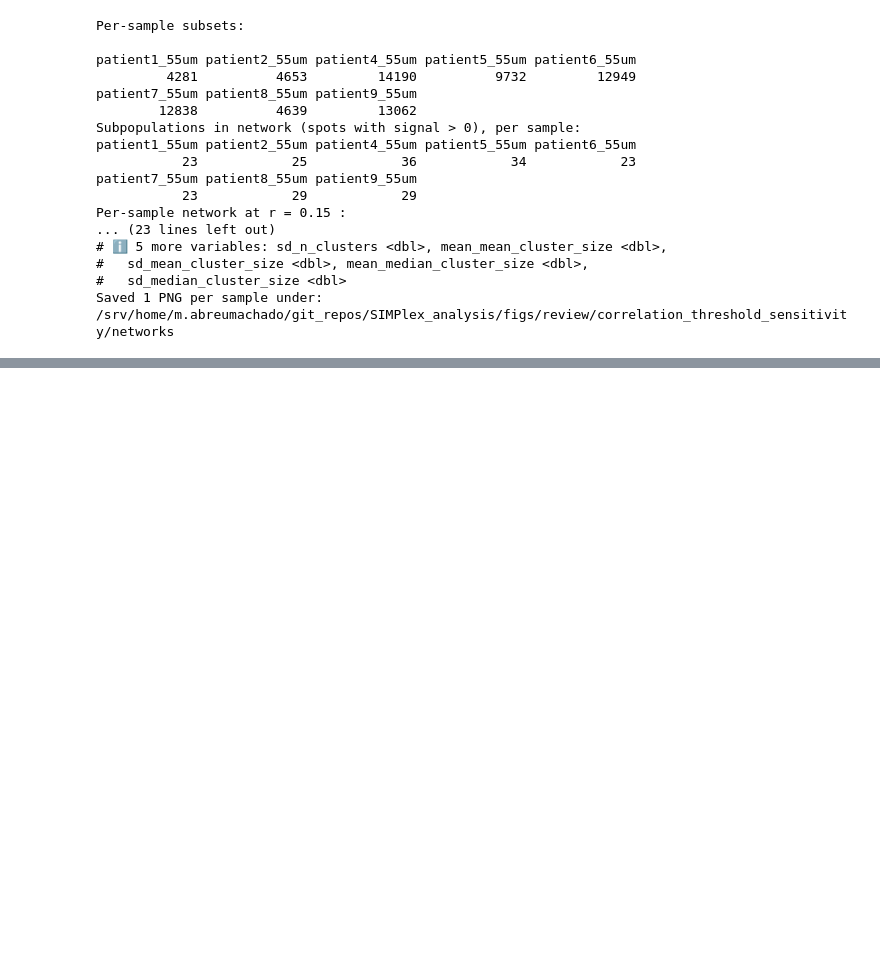
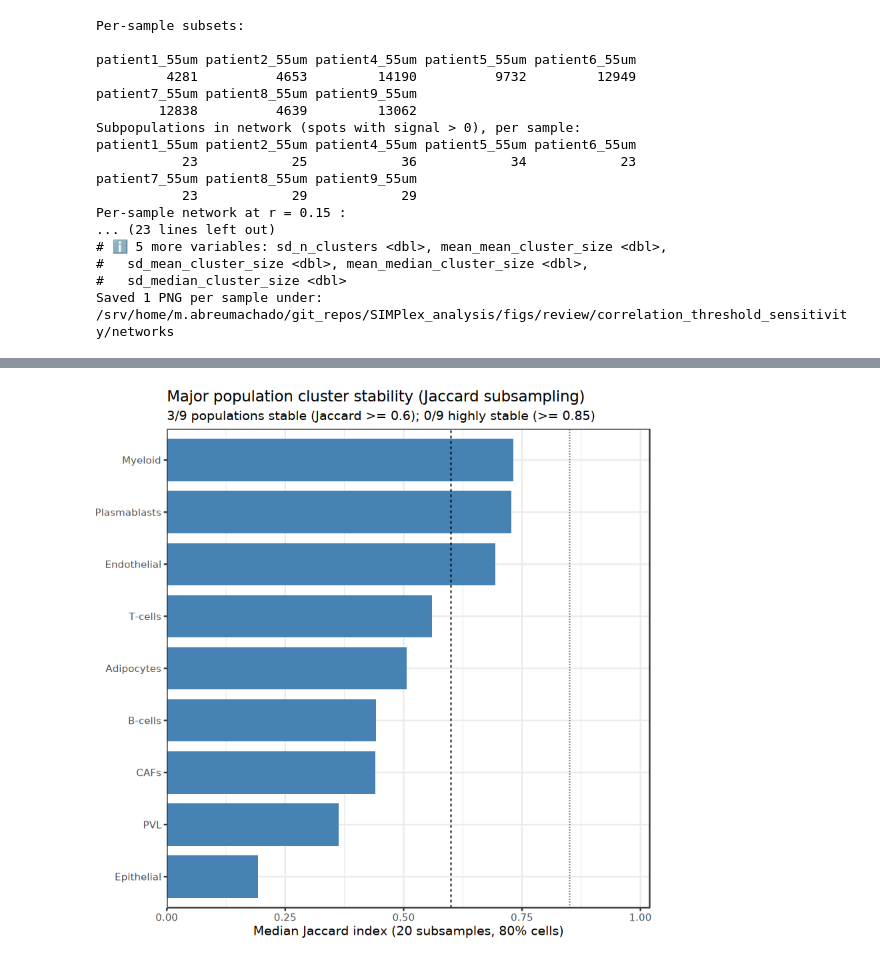
Before and after one commit to spatial-research/SIMPlex_analysis, a Jupyter notebook: scripts/jupyter/breast_cancer/extra_exploration.ipynb, the cells around one changed output, grey strips where cells are left out. Saved outputs shown, nothing was run; the diff lists cells and outputs as text; code cells hidden in the pictures; blank space fills up the shorter version.

```diff
--- a/scripts/jupyter/breast_cancer/extra_exploration.ipynb
+++ b/scripts/jupyter/breast_cancer/extra_exploration.ipynb
@@ -917,0 +1153,13 @@ Warning message:
+# %%
+length(unique(na.omit(int.all$population)))
+
+pop_stability_df <- run_subpop_stability(
+  obj = int.all,
+  lineage_label = "major",
+  ident_col = "population",
+  preprocess_fn = preprocess_major,
+  resolution = 0.8,
+  n_iter = 20L
+) %>% arrange(desc(n_cells))
+
+pop_stability_df
@@ -917,0 +1197,32 @@ Warning message:
+# %%
+wd_stab <- file.path(FIGS_ROOT, "review", "cluster_stability")
+dir.create(wd_stab, recursive = TRUE, showWarnings = FALSE)
+
+n_pop <- nrow(pop_stability_df)
+n_pop_stable <- sum(pop_stability_df$stable, na.rm = TRUE)
+n_pop_high <- sum(pop_stability_df$highly_stable, na.rm = TRUE)
+
+write.csv(pop_stability_df, file.path(wd_stab, "population_stability_summary.csv"), row.names = FALSE)
+
+p_pop <- ggplot(pop_stability_df, aes(x = reorder(population, median_jaccard), y = median_jaccard)) +
+  geom_col(width = 0.8, fill = "steelblue") +
+  geom_hline(yintercept = 0.6, linetype = "dashed", linewidth = 0.4) +
+  geom_hline(yintercept = 0.85, linetype = "dotted", linewidth = 0.4) +
+  coord_flip() +
+  scale_y_continuous(limits = c(0, 1), expand = expansion(mult = c(0, 0.02))) +
+  labs(
+    title = "Major population cluster stability (Jaccard subsampling)",
+    subtitle = sprintf(
+      "%d/%d populations stable (Jaccard >= 0.6); %d/%d highly stable (>= 0.85)",
+      n_pop_stable, n_pop, n_pop_high, n_pop
+    ),
+    x = NULL,
+    y = "Median Jaccard index (20 subsamples, 80% cells)"
+  ) +
+  theme_bw(base_size = 11)
+
+ggsave(file.path(wd_stab, "population_jaccard_stability.pdf"), p_pop,
+       width = 8, height = max(4, 0.35 * n_pop), limitsize = FALSE)
+p_pop
+# %% [output]
+[figure, added]
```
Also changed, not shown: parts of 17 cells of this notebook, 2 other files.
